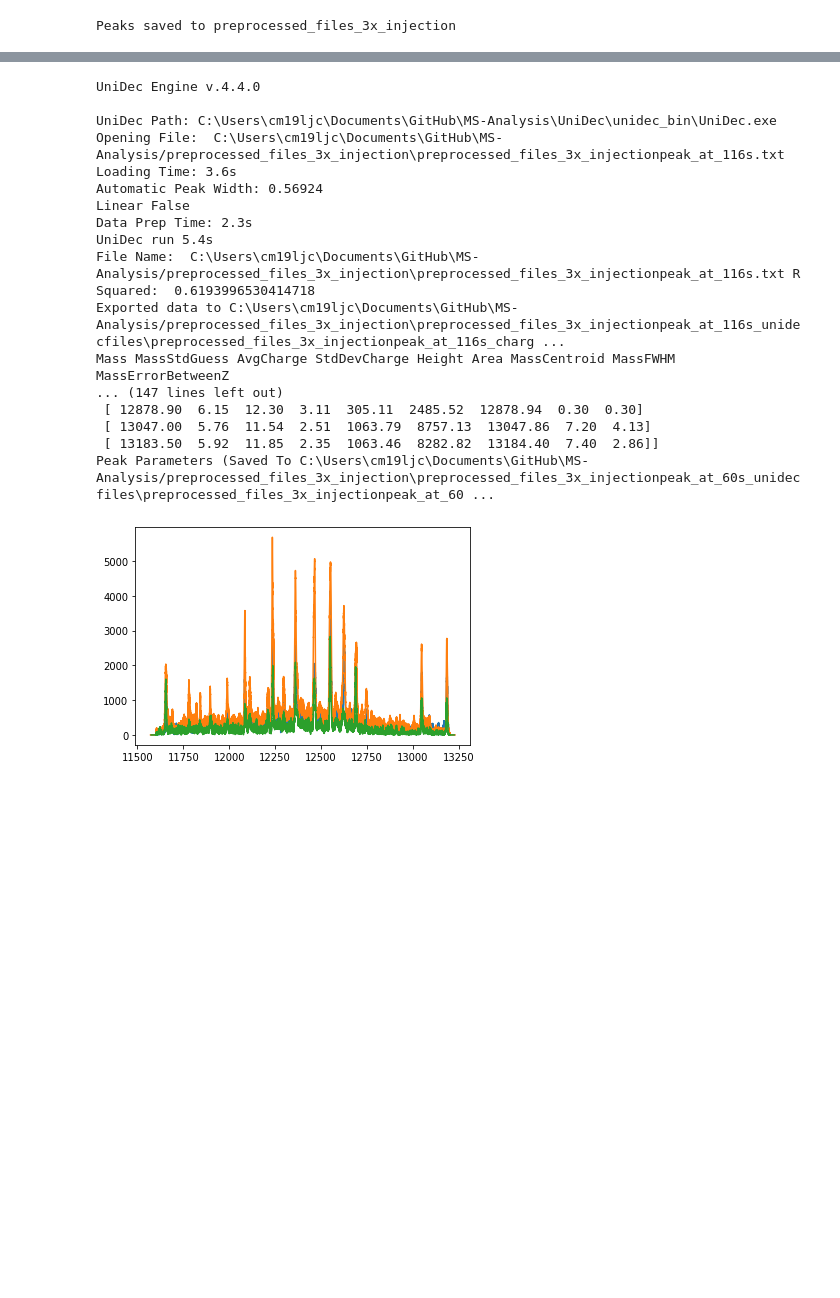
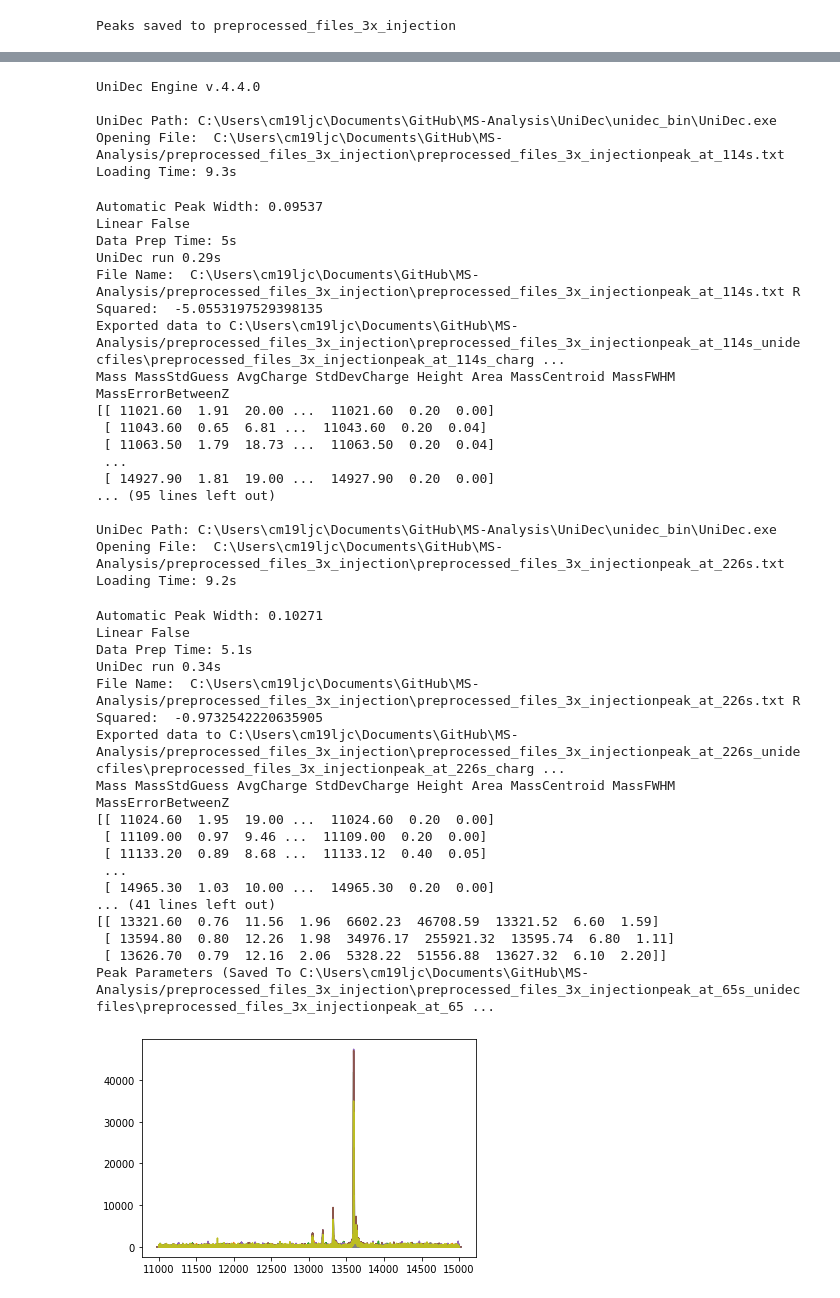
Before and after one commit to lawrencecollins/MS-Analysis, a Jupyter notebook: 04-02-21.ipynb, the cells around one changed output, grey strips where cells are left out. Cells and saved outputs as stored; diff of their text form; code cells hidden in the pictures; blank space fills up the shorter version.

```diff
--- a/04-02-21.ipynb
+++ b/04-02-21.ipynb
@@ -170,7 +170,7 @@ def upload_bruker(analysis_dir, first_peak = None, spacing = None, time_window =
 # %%
 analysis_dir = "3x_injection.d"
 
-bruker_data = upload_bruker(analysis_dir, first_peak = 65, spacing = 56, time_window = 2, num_peaks = 3,
+bruker_data = upload_bruker(analysis_dir, first_peak = 114, spacing = 56, time_window = 2, num_peaks = 3,
                   plot_LC = True, raw_calibration = False)
 # %% [output]
 Specified BAF has 1070 spectra with line and profile data.
@@ -205,8 +209,8 @@ for filename in os.listdir(data_dir):
         eng.config.numit = 100 # number of iterations
 
         # mass range (default = 5000.0 to 500000.0 Da)
-        eng.config.massub = 13200 # upper
-        eng.config.masslb = 11600 # lower
+        eng.config.massub = 15000 # upper
+        eng.config.masslb = 11000 # lower
 
         eng.config.massbins = 0.1 # sample mass every 0.1 Da
 
@@ -227,45 +231,67 @@ for filename in os.listdir(data_dir):
         # Peak Selection and plotting
         eng.config.peaknorm = 0 # Normalise peaks (0 = off)
         eng.config.peakwindow = 10 # integration window / Da
 
         # -- Run UniDec
         eng.process_data()
         eng.run_unidec()
 
         # -- Pick Peaks
         eng.pick_peaks()
         eng.export_params(0)
 
         # get deconvoluted spectrum
         unidec_data[pk]["decon"] = {"mass":eng.data.massdat[:, 0], "intensity":eng.data.massdat[:, 1]}
 
         # get peak params
         unidec_data[pk]["peakparams"] = {"peak_areas":[], "peak_intensities":[]}
 
         for i in range(0, len(eng.peakparams)):
             unidec_data[pk]["peakparams"]["peak_areas"].append(eng.peakparams[i][5])
             unidec_data[pk]["peakparams"]["peak_intensities"].append(eng.peakparams[i][4])
 
 
         plt.plot(unidec_data[pk]["decon"]['mass'], unidec_data[pk]["decon"]['intensity'])
 
 plt.show()
 # %% [output]
 UniDec Engine v.4.4.0
 
 UniDec Path: C:\Users\cm19ljc\Documents\GitHub\MS-Analysis\UniDec\unidec_bin\UniDec.exe
-Opening File:  C:\Users\cm19ljc\Documents\GitHub\MS-Analysis/preprocessed_files_3x_injection\preprocessed_files_3x_injectionpeak_at_116s.txt
-Loading Time: 3.6s
-Automatic Peak Width: 0.56924
-Linear False
-Data Prep Time: 2.3s
-UniDec run 5.4s
-File Name:  C:\Users\cm19ljc\Documents\GitHub\MS-Analysis/preprocessed_files_3x_injection\preprocessed_files_3x_injectionpeak_at_116s.txt R Squared:  0.6193996530414718
-Exported data to C:\Users\cm19ljc\Documents\GitHub\MS-Analysis/preprocessed_files_3x_injection\preprocessed_files_3x_injectionpeak_at_116s_unidecfiles\preprocessed_files_3x_injectionpeak_at_116s_charg ...
-Mass MassStdGuess AvgCharge StdDevCharge Height Area MassCentroid MassFWHM MassErrorBetweenZ
-... (147 lines left out)
- [ 12878.90  6.15  12.30  3.11  305.11  2485.52  12878.94  0.30  0.30]
- [ 13047.00  5.76  11.54  2.51  1063.79  8757.13  13047.86  7.20  4.13]
- [ 13183.50  5.92  11.85  2.35  1063.46  8282.82  13184.40  7.40  2.86]]
-Peak Parameters (Saved To C:\Users\cm19ljc\Documents\GitHub\MS-Analysis/preprocessed_files_3x_injection\preprocessed_files_3x_injectionpeak_at_60s_unidecfiles\preprocessed_files_3x_injectionpeak_at_60 ...
+Opening File:  C:\Users\cm19ljc\Documents\GitHub\MS-Analysis/preprocessed_files_3x_injection\preprocessed_files_3x_injectionpeak_at_114s.txt
+Loading Time: 9.3s
+Automatic Peak Width: 0.09537
+Linear False
+Data Prep Time: 5s
+UniDec run 0.29s
+File Name:  C:\Users\cm19ljc\Documents\GitHub\MS-Analysis/preprocessed_files_3x_injection\preprocessed_files_3x_injectionpeak_at_114s.txt R Squared:  -5.0553197529398135
+Exported data to C:\Users\cm19ljc\Documents\GitHub\MS-Analysis/preprocessed_files_3x_injection\preprocessed_files_3x_injectionpeak_at_114s_unidecfiles\preprocessed_files_3x_injectionpeak_at_114s_charg ...
+Mass MassStdGuess AvgCharge StdDevCharge Height Area MassCentroid MassFWHM MassErrorBetweenZ
+[[ 11021.60  1.91  20.00 ...  11021.60  0.20  0.00]
+ [ 11043.60  0.65  6.81 ...  11043.60  0.20  0.04]
+ [ 11063.50  1.79  18.73 ...  11063.50  0.20  0.04]
+ ...
+ [ 14927.90  1.81  19.00 ...  14927.90  0.20  0.00]
+... (95 lines left out)
+
+UniDec Path: C:\Users\cm19ljc\Documents\GitHub\MS-Analysis\UniDec\unidec_bin\UniDec.exe
+Opening File:  C:\Users\cm19ljc\Documents\GitHub\MS-Analysis/preprocessed_files_3x_injection\preprocessed_files_3x_injectionpeak_at_226s.txt
+Loading Time: 9.2s
+Automatic Peak Width: 0.10271
+Linear False
+Data Prep Time: 5.1s
+UniDec run 0.34s
+File Name:  C:\Users\cm19ljc\Documents\GitHub\MS-Analysis/preprocessed_files_3x_injection\preprocessed_files_3x_injectionpeak_at_226s.txt R Squared:  -0.9732542220635905
+Exported data to C:\Users\cm19ljc\Documents\GitHub\MS-Analysis/preprocessed_files_3x_injection\preprocessed_files_3x_injectionpeak_at_226s_unidecfiles\preprocessed_files_3x_injectionpeak_at_226s_charg ...
+Mass MassStdGuess AvgCharge StdDevCharge Height Area MassCentroid MassFWHM MassErrorBetweenZ
+[[ 11024.60  1.95  19.00 ...  11024.60  0.20  0.00]
+ [ 11109.00  0.97  9.46 ...  11109.00  0.20  0.00]
+ [ 11133.20  0.89  8.68 ...  11133.12  0.40  0.05]
+ ...
+ [ 14965.30  1.03  10.00 ...  14965.30  0.20  0.00]
+... (41 lines left out)
+[[ 13321.60  0.76  11.56  1.96  6602.23  46708.59  13321.52  6.60  1.59]
+ [ 13594.80  0.80  12.26  1.98  34976.17  255921.32  13595.74  6.80  1.11]
+ [ 13626.70  0.79  12.16  2.06  5328.22  51556.88  13627.32  6.10  2.20]]
+Peak Parameters (Saved To C:\Users\cm19ljc\Documents\GitHub\MS-Analysis/preprocessed_files_3x_injection\preprocessed_files_3x_injectionpeak_at_65s_unidecfiles\preprocessed_files_3x_injectionpeak_at_65 ...
-[figure, old version]
+[figure, new version]
```
Also changed, not shown: parts of 2 cells of this notebook, 42 other files.
